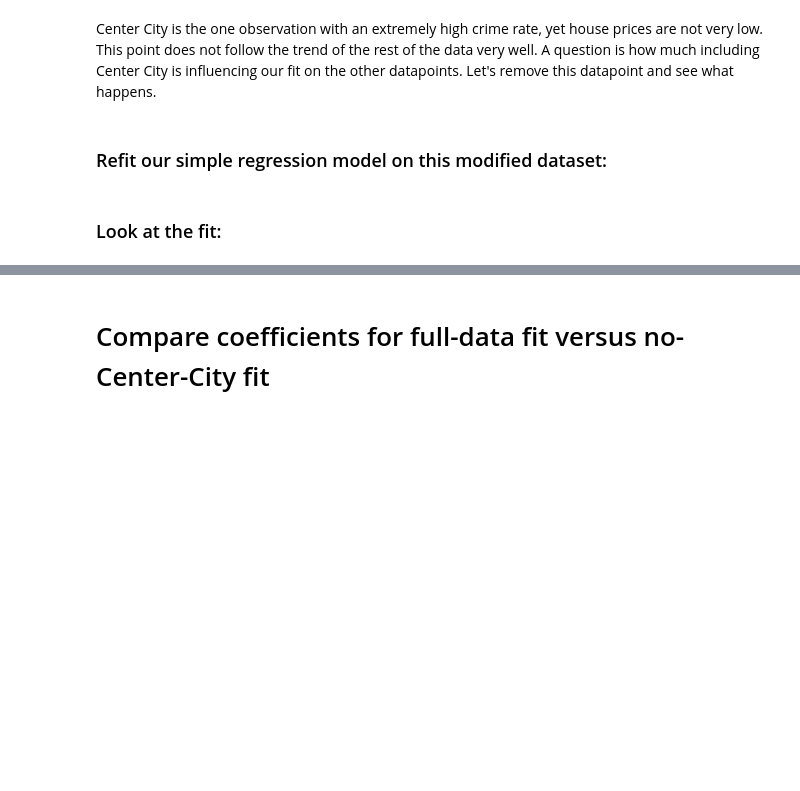
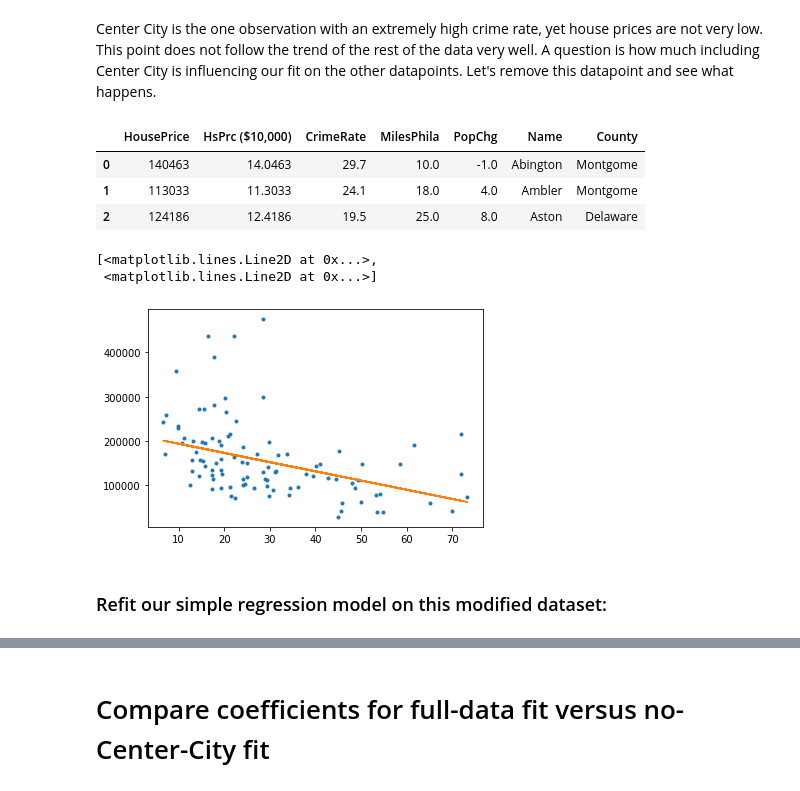
Before and after one commit to syedmeesamali/CourseraPlus, a Jupyter notebook: 6_ML_Combined_Courses/Practice/Pandas_PhillyCrime.ipynb, the cells around one changed output, grey strips where cells are left out. Saved outputs shown, nothing was run; the diff lists cells and outputs as text; code cells hidden in the pictures; blank space fills up the shorter version.

```diff
--- a/6_ML_Combined_Courses/Practice/Pandas_PhillyCrime.ipynb
+++ b/6_ML_Combined_Courses/Practice/Pandas_PhillyCrime.ipynb
@@ -19,5 +18,3 @@ philly.head(3)
 # Exploring the data
 # %% [markdown]
 The house price in a town is correlated with the crime rate of that town. Low crime towns tend to be associated with higher house prices and vice versa.
-# %%
-philly.rename(columns = {'HsPrc ($10,000)':'HsPrice'}, inplace = True)
@@ -41,3 +31,6 @@ plt.scatter(philly['CrimeRate'], philly['HousePrice'])
 from sklearn.model_selection import train_test_split
 X_train, X_test, y_train, y_test = train_test_split(philly['CrimeRate'].values.reshape(-1, 1),
 philly['HousePrice'].values.reshape(-1, 1), random_state=0)
+
+from sklearn.linear_model import LinearRegression
+model_1 = LinearRegression().fit(X_train, y_train)
@@ -72,4 +58,4 @@ Above: blue dots are original data, green line is the fit from the simple regres
 # %% [markdown]
 Center City is the one observation with an extremely high crime rate, yet house prices are not very low.  This point does not follow the trend of the rest of the data very well.  A question is how much including Center City is influencing our fit on the other datapoints.  Let's remove this datapoint and see what happens.
 # %%
-sales_noCC = sales[sales['MilesPhila'] != 0.0]
+philly_new = philly[philly['MilesPhila'] != 0.0]
@@ -78,2 +62,16 @@ turicreate.show(sales_noCC['CrimeRate'], sales_noCC['HousePrice'])
+# %%
+philly_new.head(3)
+# %% [output]
+|  | HousePrice | HsPrc ($10,000) | CrimeRate | MilesPhila | PopChg | Name | County |
+| 0 | 140463 | 14.0463 | 29.7 | 10.0 | -1.0 | Abington | Montgome |
+| 1 | 113033 | 11.3033 | 24.1 | 18.0 | 4.0 | Ambler | Montgome |
+| 2 | 124186 | 12.4186 | 19.5 | 25.0 | 8.0 | Aston | Delaware |
+# %%
+plt.plot(philly_new['CrimeRate'], philly_new['HousePrice'],'.',
+philly_new['CrimeRate'], model_1.predict(philly_new['CrimeRate'].values.reshape(-1, 1)),'-')
+# %% [output]
+[<matplotlib.lines.Line2D at 0x...>,
+ <matplotlib.lines.Line2D at 0x...>]
+[figure, added]
 # %% [markdown]
 ### Refit our simple regression model on this modified dataset:
@@ -88,2 +77,0 @@ crime_model_noCC = turicreate.linear_regression.create(
-# %% [markdown]
-### Look at the fit:
```
Also changed, not shown: parts of 22 cells of this notebook.
